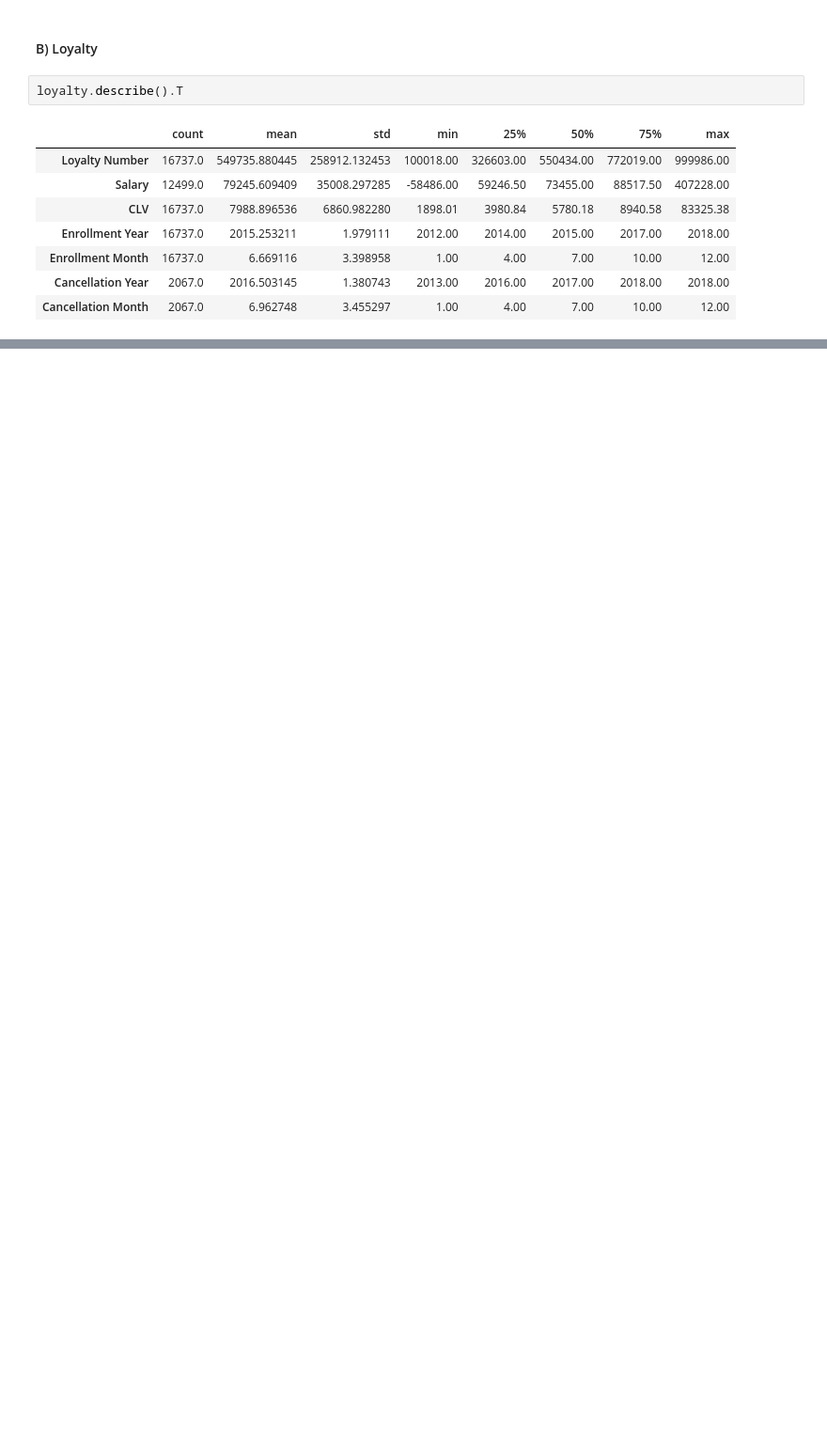
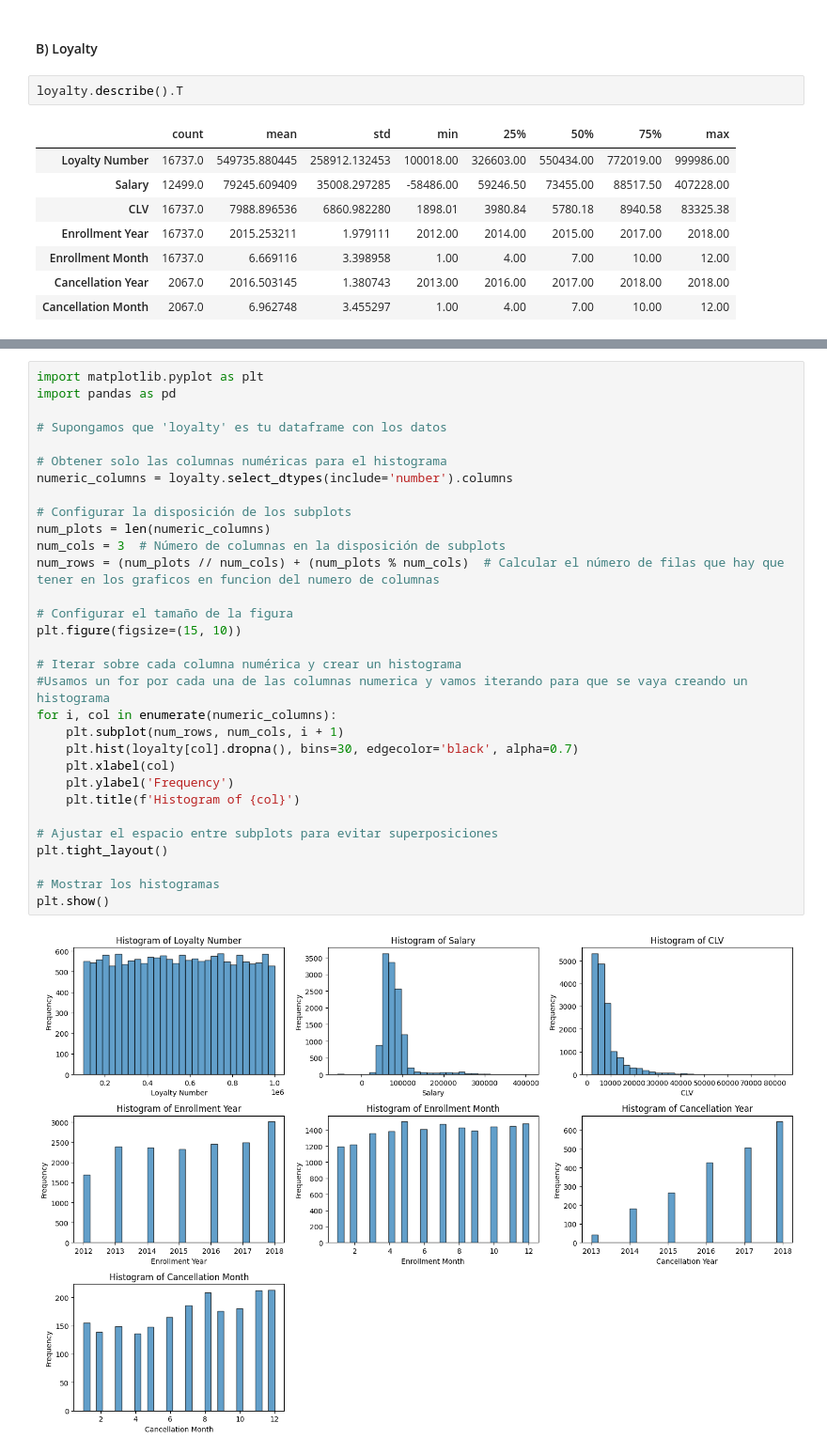
Before and after one commit to Adalab/bda-modulo-3-evaluacion-final-TeresaAdalab, a Jupyter notebook: Evaluacion Final Modulo 3.ipynb, the cells around one changed output, grey strips where cells are left out. Shown: that part at 94% size. Drawn from its saved outputs; the diff is of its cells as text; blank space fills up the shorter version.

Commit message:
Analisis Exploratorio de Loyalty

```diff
--- a/Evaluacion Final Modulo 3.ipynb
+++ b/Evaluacion Final Modulo 3.ipynb
@@ -351,0 +426,33 @@ loyalty.describe().T
+# %%
+import matplotlib.pyplot as plt
+import pandas as pd
+
+# Supongamos que 'loyalty' es tu dataframe con los datos
+
+# Obtener solo las columnas numéricas para el histograma
+numeric_columns = loyalty.select_dtypes(include='number').columns
+
+# Configurar la disposición de los subplots
+num_plots = len(numeric_columns)
+num_cols = 3  # Número de columnas en la disposición de subplots
+num_rows = (num_plots // num_cols) + (num_plots % num_cols)  # Calcular el número de filas que hay que tener en los graficos en funcion del numero de columnas
+
+# Configurar el tamaño de la figura
+plt.figure(figsize=(15, 10))
+
+# Iterar sobre cada columna numérica y crear un histograma
+#Usamos un for por cada una de las columnas numerica y vamos iterando para que se vaya creando un histograma
+for i, col in enumerate(numeric_columns):
+    plt.subplot(num_rows, num_cols, i + 1)
+    plt.hist(loyalty[col].dropna(), bins=30, edgecolor='black', alpha=0.7)
+    plt.xlabel(col)
+    plt.ylabel('Frequency')
+    plt.title(f'Histogram of {col}')
+
+# Ajustar el espacio entre subplots para evitar superposiciones
+plt.tight_layout()
+
+# Mostrar los histogramas
+plt.show()
+# %% [output]
+[figure, added]
```
Also changed, not shown: parts of 9 cells of this notebook.
